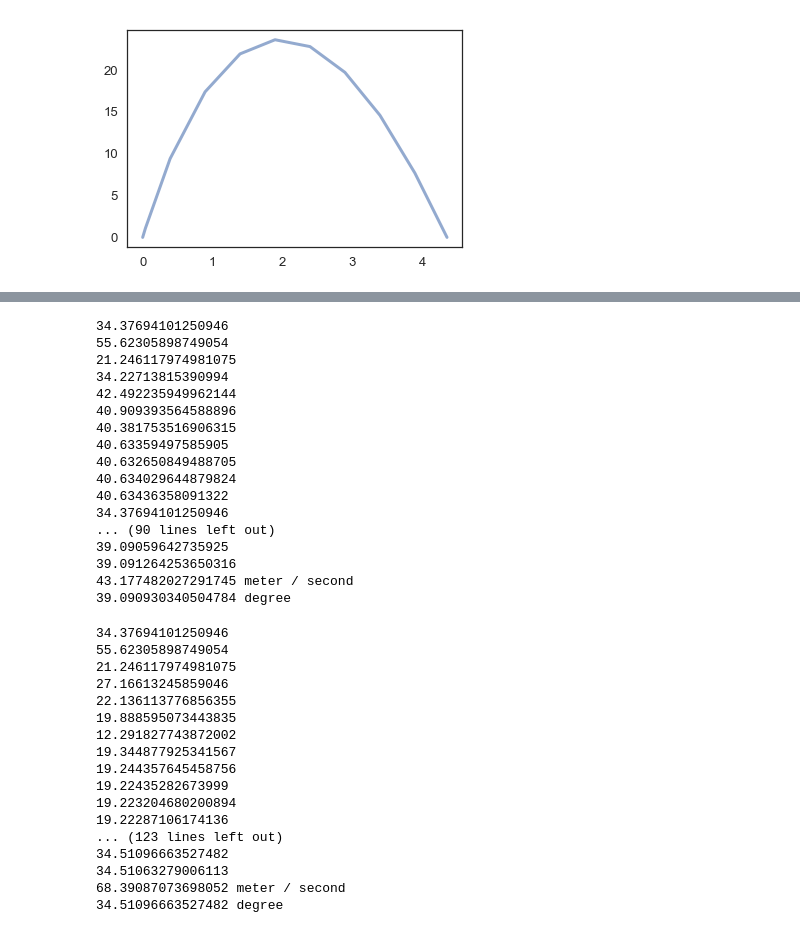
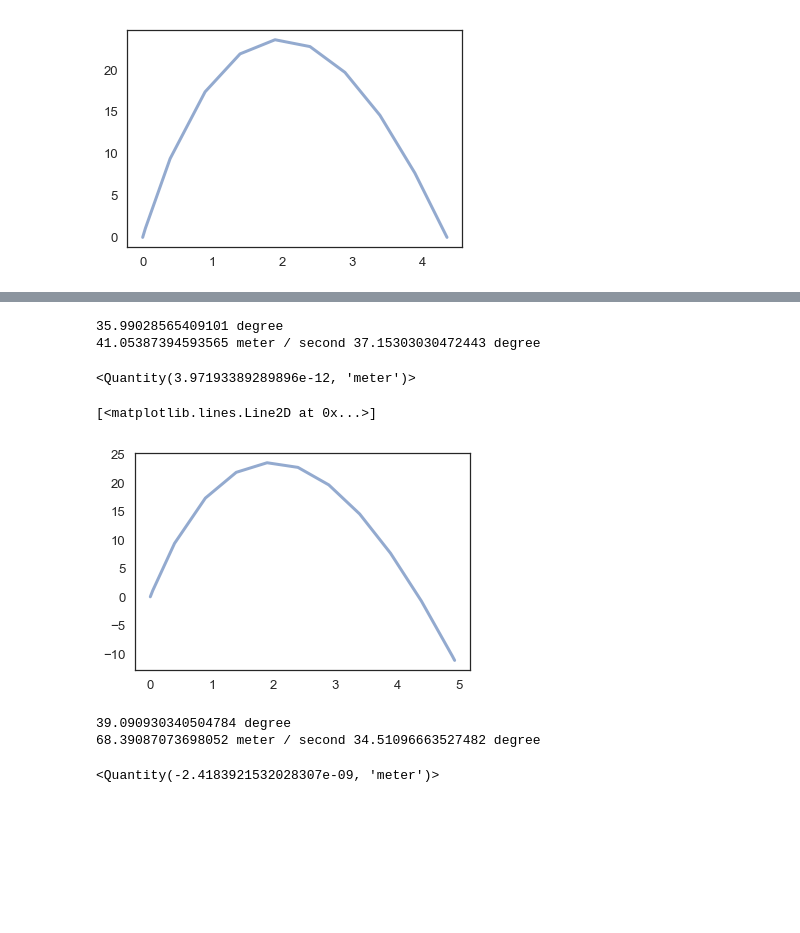
Before and after one commit to megku4u/ModSimPy, a Jupyter notebook: code/Project 3.ipynb, the cells around one changed output, grey strips where cells are left out. Saved outputs shown, nothing was run; the diff lists cells and outputs as text; code cells hidden in the pictures; blank space fills up the shorter version.

```diff
--- a/code/Project 3.ipynb
+++ b/code/Project 3.ipynb
@@ -249,45 +242,36 @@ print(opt_angle)
 # %%
-answer = fsolve(error_func, 45*m, params, CC_height, to_CC);
-print(answer[0]*m/s)
 print(opt_angle)
+res2 = fsolve(error_func, 45*m/s, paramsCC);
+v_CC = res2[0]*m/s
+angle_CC = opt_angle
+print(v_CC, angle_CC)
 # %% [output]
-34.37694101250946
-55.62305898749054
-21.246117974981075
-34.22713815390994
-42.492235949962144
-40.909393564588896
-40.381753516906315
-40.63359497585905
-40.632650849488705
-40.634029644879824
-40.63436358091322
-34.37694101250946
-... (90 lines left out)
-39.09059642735925
-39.091264253650316
-43.177482027291745 meter / second
-39.090930340504784 degree
+35.99028565409101 degree
+41.05387394593565 meter / second 37.15303030472443 degree
+# %%
+paramsCC = Params(paramsCC, velocity=v_CC, angle=angle_CC)
+error_func(paramsCC.velocity, paramsCC)
+# %% [output]
+<Quantity(3.97193389289896e-12, 'meter')>
+# %%
+resultsCC, detailsCC = run_ode_solver(paramsCC, slope_func, method="RK45", max_step=0.5*s, events = event_func2)
+detailsCC.message
+plot(resultsCC.y)
+# %% [output]
+[<matplotlib.lines.Line2D at 0x...>]
+[figure, added]
 # %%
-answer = fsolve(error_func, 45*m, params, MH_height, to_MH);
-print(answer[0]*m/s)
 print(opt_angle)
+res3 = fsolve(error_func, 45*m/s, paramsMH);
+v_MH = res3[0]*m/s
+angle_MH = opt_angle
+print(v_MH, angle_MH)
 # %% [output]
-34.37694101250946
-55.62305898749054
-21.246117974981075
-27.16613245859046
-22.136113776856355
-19.888595073443835
-12.291827743872002
-19.344877925341567
-19.244357645458756
-19.22435282673999
-19.223204680200894
-19.22287106174136
-... (123 lines left out)
-34.51096663527482
-34.51063279006113
-68.39087073698052 meter / second
-34.51096663527482 degree
+39.090930340504784 degree
+68.39087073698052 meter / second 34.51096663527482 degree
+# %%
+paramsMH = Params(paramsMH, velocity=v_MH, angle=angle_MH)
+error_func(paramsMH.velocity, paramsMH)
+# %% [output]
+<Quantity(-2.4183921532028307e-09, 'meter')>
 # %%
```
Also changed, not shown: parts of 23 cells of this notebook.
